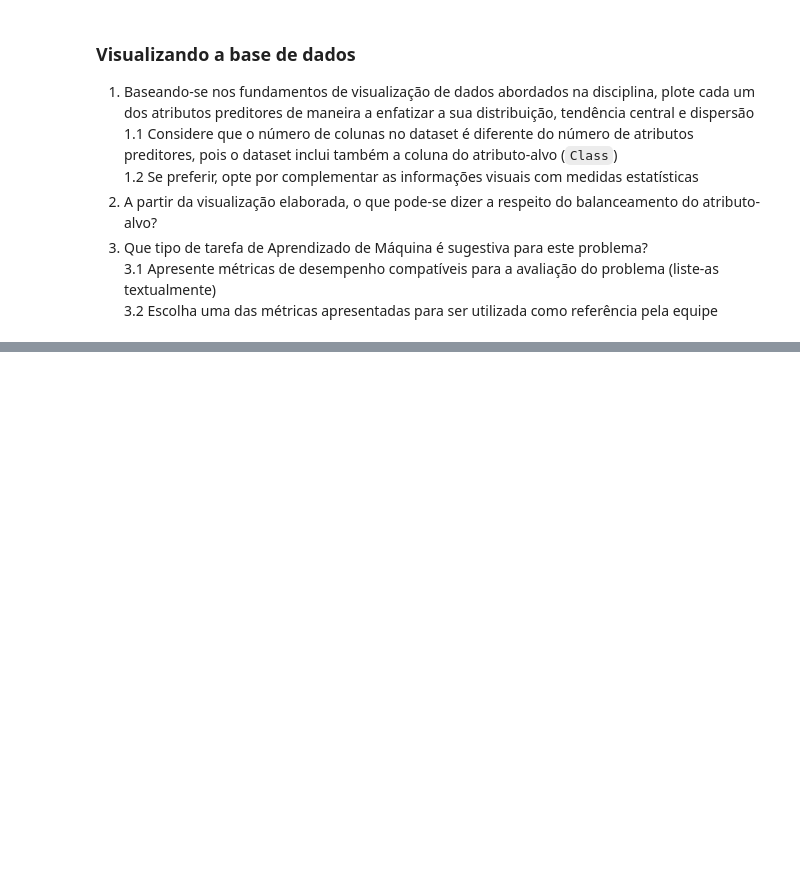
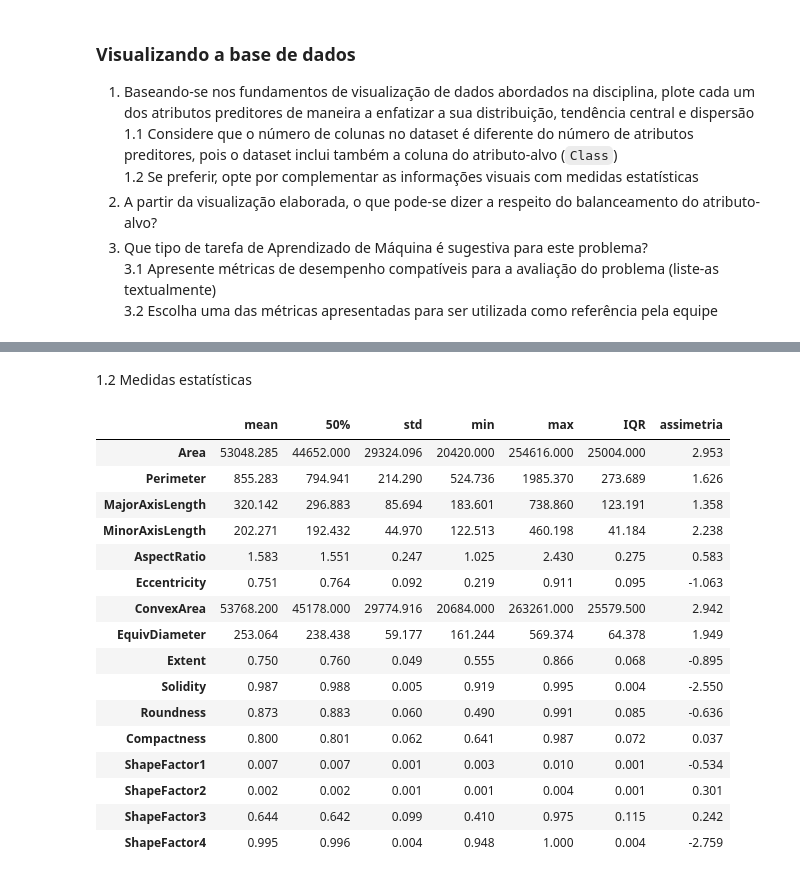
Before and after one commit to arthur-rezende/rna-2026-pp2-2, a Jupyter notebook: notebook/PP2.2.1.ipynb, the cells around one changed output, grey strips where cells are left out. Saved outputs shown, nothing was run; the diff lists cells and outputs as text; code cells hidden in the pictures; blank space fills up the shorter version.

```diff
--- a/notebook/PP2.2.1.ipynb
+++ b/notebook/PP2.2.1.ipynb
@@ -65,0 +214,25 @@ print(dry_bean.variables)
+# %% [markdown]
+1.2 Medidas estatísticas
+# %%
+estatisticas = X.describe().T
+estatisticas["IQR"] = estatisticas["75%"] - estatisticas["25%"]
+estatisticas["assimetria"] = X.skew()
+display(estatisticas[["mean", "50%", "std", "min", "max", "IQR", "assimetria"]].round(3))
+# %% [output]
+|  | mean | 50% | std | min | max | IQR | assimetria |
+| Area | 53048.285 | 44652.000 | 29324.096 | 20420.000 | 254616.000 | 25004.000 | 2.953 |
+| Perimeter | 855.283 | 794.941 | 214.290 | 524.736 | 1985.370 | 273.689 | 1.626 |
+| MajorAxisLength | 320.142 | 296.883 | 85.694 | 183.601 | 738.860 | 123.191 | 1.358 |
+| MinorAxisLength | 202.271 | 192.432 | 44.970 | 122.513 | 460.198 | 41.184 | 2.238 |
+| AspectRatio | 1.583 | 1.551 | 0.247 | 1.025 | 2.430 | 0.275 | 0.583 |
+| Eccentricity | 0.751 | 0.764 | 0.092 | 0.219 | 0.911 | 0.095 | -1.063 |
+| ConvexArea | 53768.200 | 45178.000 | 29774.916 | 20684.000 | 263261.000 | 25579.500 | 2.942 |
+| EquivDiameter | 253.064 | 238.438 | 59.177 | 161.244 | 569.374 | 64.378 | 1.949 |
+| Extent | 0.750 | 0.760 | 0.049 | 0.555 | 0.866 | 0.068 | -0.895 |
+| Solidity | 0.987 | 0.988 | 0.005 | 0.919 | 0.995 | 0.004 | -2.550 |
+| Roundness | 0.873 | 0.883 | 0.060 | 0.490 | 0.991 | 0.085 | -0.636 |
+| Compactness | 0.800 | 0.801 | 0.062 | 0.641 | 0.987 | 0.072 | 0.037 |
+| ShapeFactor1 | 0.007 | 0.007 | 0.001 | 0.003 | 0.010 | 0.001 | -0.534 |
+| ShapeFactor2 | 0.002 | 0.002 | 0.001 | 0.001 | 0.004 | 0.001 | 0.301 |
+| ShapeFactor3 | 0.644 | 0.642 | 0.099 | 0.410 | 0.975 | 0.115 | 0.242 |
+| ShapeFactor4 | 0.995 | 0.996 | 0.004 | 0.948 | 1.000 | 0.004 | -2.759 |
```
Also changed, not shown: parts of 24 cells of this notebook, 1 other file.
